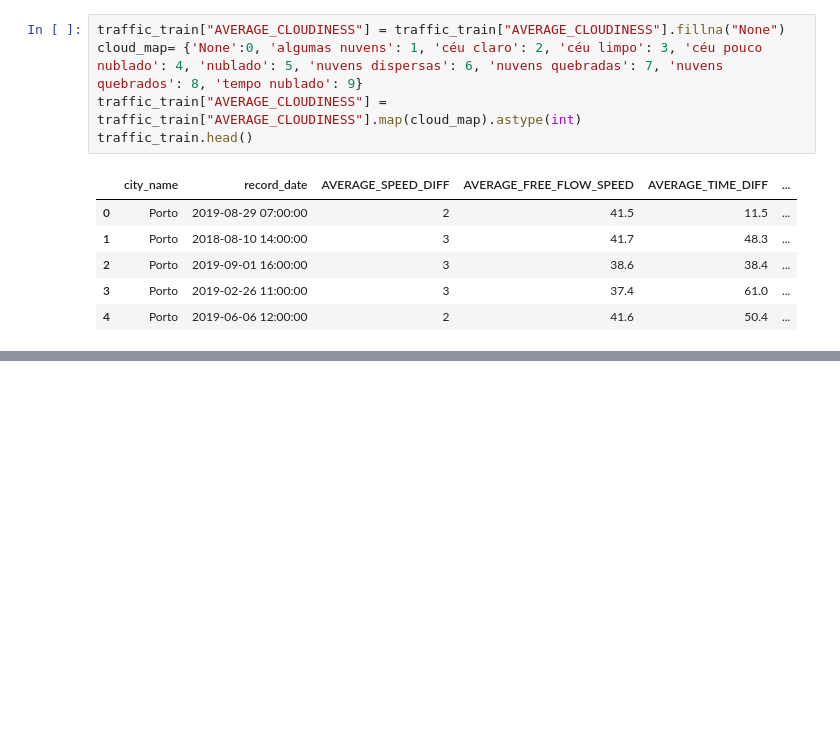
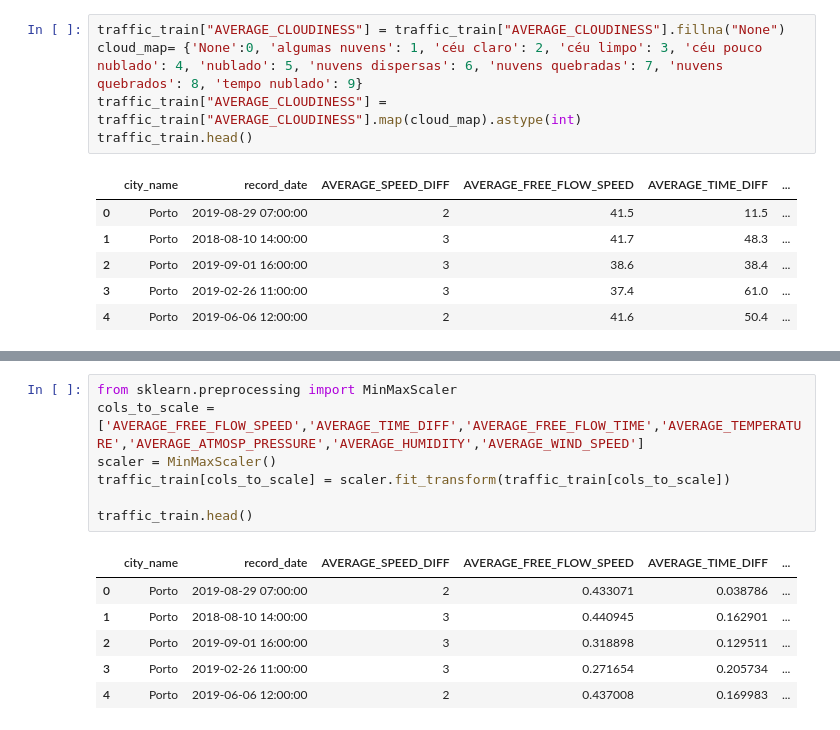
Before and after one commit to zeeesoares/daa-nt, a Jupyter notebook: notebooks/data_transformation/transformation.ipynb, the cells around one changed output, grey strips where cells are left out. Saved outputs shown, nothing was run; the diff lists cells and outputs as text; blank space fills up the shorter version.

```diff
--- a/notebooks/data_transformation/transformation.ipynb
+++ b/notebooks/data_transformation/transformation.ipynb
@@ -97,0 +110,14 @@ traffic_train.head()
+# %%
+from sklearn.preprocessing import MinMaxScaler
+cols_to_scale = ['AVERAGE_FREE_FLOW_SPEED','AVERAGE_TIME_DIFF','AVERAGE_FREE_FLOW_TIME','AVERAGE_TEMPERATURE','AVERAGE_ATMOSP_PRESSURE','AVERAGE_HUMIDITY','AVERAGE_WIND_SPEED']
+scaler = MinMaxScaler()
+traffic_train[cols_to_scale] = scaler.fit_transform(traffic_train[cols_to_scale])
+
+traffic_train.head()
+# %% [output]
+|  | city_name | record_date | AVERAGE_SPEED_DIFF | AVERAGE_FREE_FLOW_SPEED | AVERAGE_TIME_DIFF | ... |
+| 0 | Porto | 2019-08-29 07:00:00 | 2 | 0.433071 | 0.038786 | ... |
+| 1 | Porto | 2018-08-10 14:00:00 | 3 | 0.440945 | 0.162901 | ... |
+| 2 | Porto | 2019-09-01 16:00:00 | 3 | 0.318898 | 0.129511 | ... |
+| 3 | Porto | 2019-02-26 11:00:00 | 3 | 0.271654 | 0.205734 | ... |
+| 4 | Porto | 2019-06-06 12:00:00 | 2 | 0.437008 | 0.169983 | ... |
```
Also changed, not shown: parts of 1 cell of this notebook, 1 other file.
